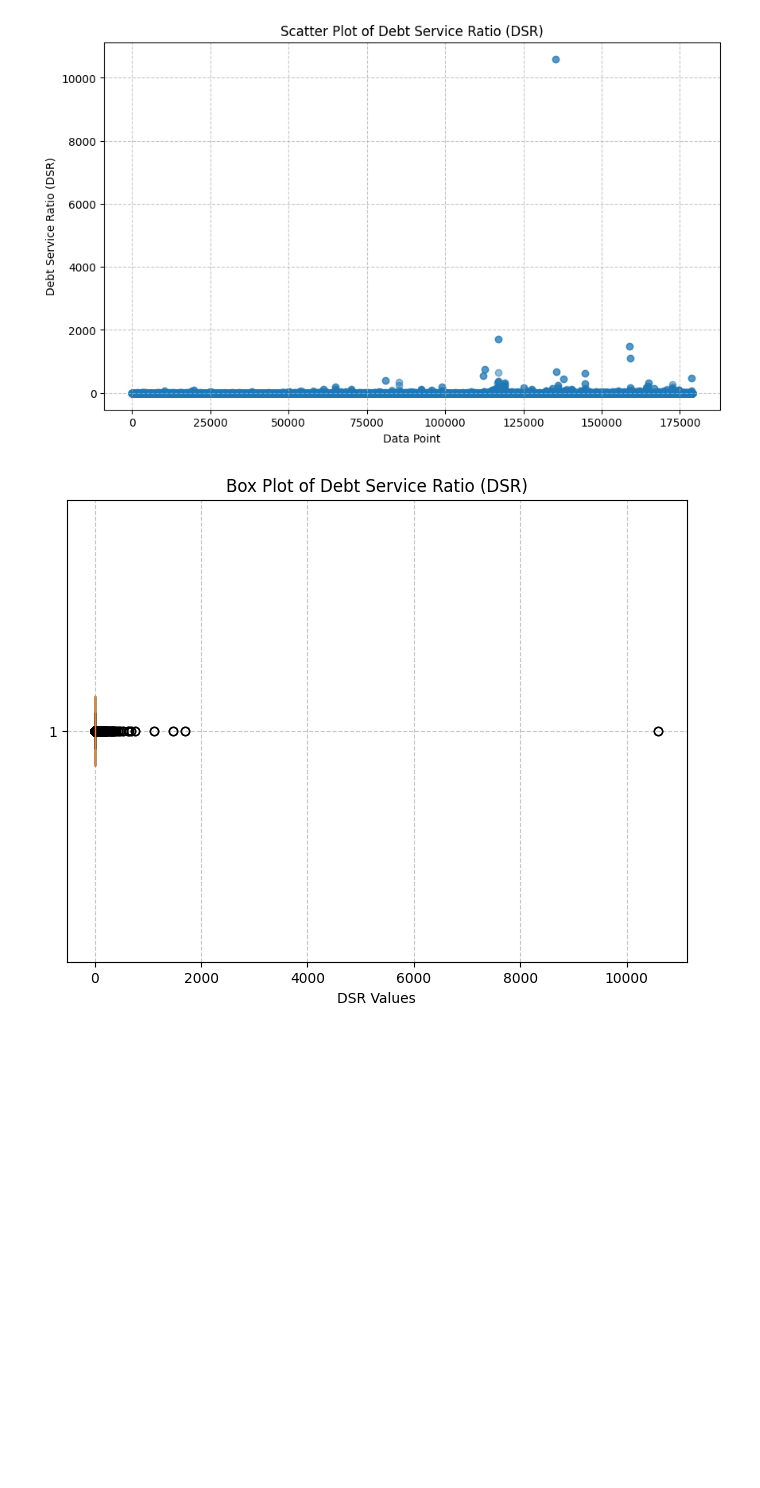
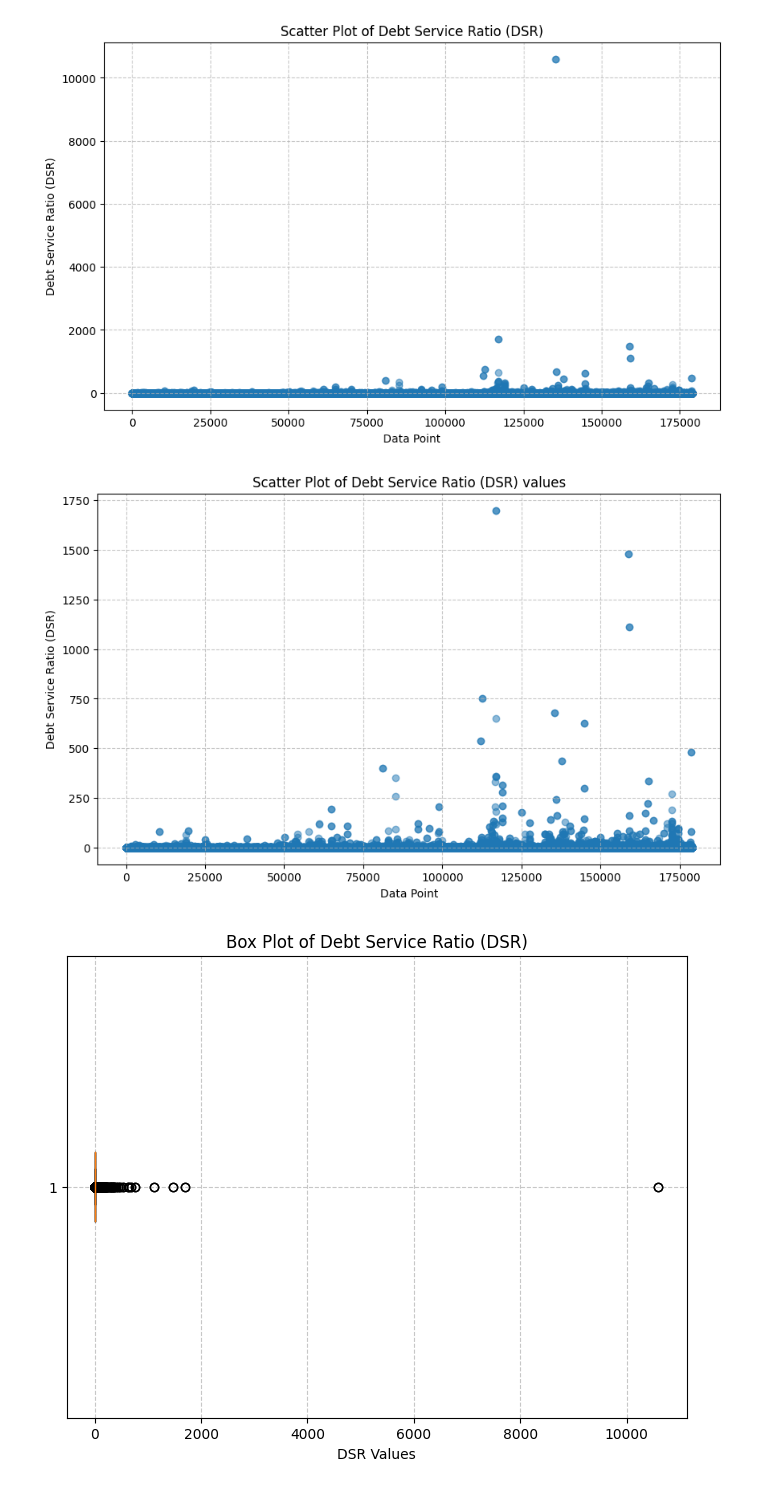
Before and after one commit to vivek6311/Artificial-Intelligence-with-Python, a Jupyter notebook: Dvara_Research_Assign.ipynb, the cells around one changed output. Saved outputs shown, nothing was run; the diff lists cells and outputs as text; code cells hidden in the pictures; blank space fills up the shorter version.

```diff
--- a/Dvara_Research_Assign.ipynb
+++ b/Dvara_Research_Assign.ipynb
@@ -749,6 +779,28 @@ plt.grid(True, linestyle='--', alpha=0.7)
 plt.show()
 # %% [output]
 [figure]
+# %%
+import matplotlib.pyplot as plt
+import numpy as np
+
+# Remove non-finite values (NaN and inf) from the DSR column
+dsr_values = df1['DSR'].replace([np.inf, -np.inf], np.nan).dropna()
+
+# Filter values less than or equal to 2000
+dsr_values_filtered = dsr_values[dsr_values <= 2000]
+
+# Create a scatter plot
+plt.figure(figsize=(10, 6))
+plt.scatter(range(len(dsr_values_filtered)), dsr_values_filtered, alpha=0.5, marker='o')
+plt.title('Scatter Plot of Debt Service Ratio (DSR) values')
+plt.xlabel('Data Point')
+plt.ylabel('Debt Service Ratio (DSR)')
+plt.grid(True, linestyle='--', alpha=0.7)
+
+# Show the plot
+plt.show()
+# %% [output]
+[figure, added]
 # %%
 import matplotlib.pyplot as plt
 
```
Also changed, not shown: parts of 3 cells of this notebook.
